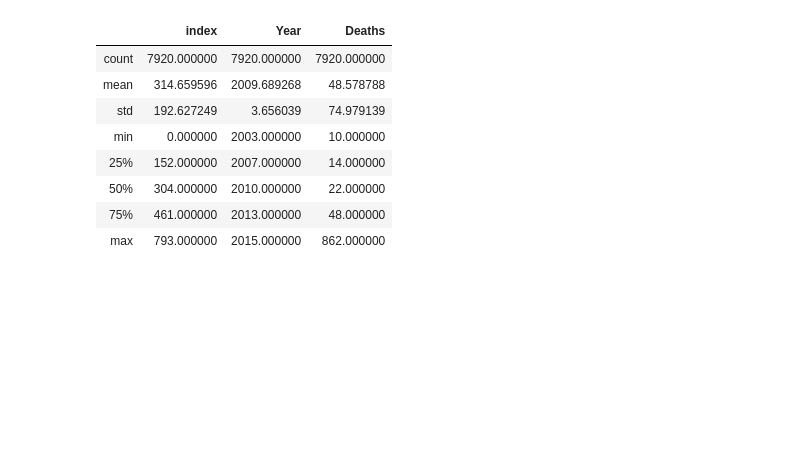
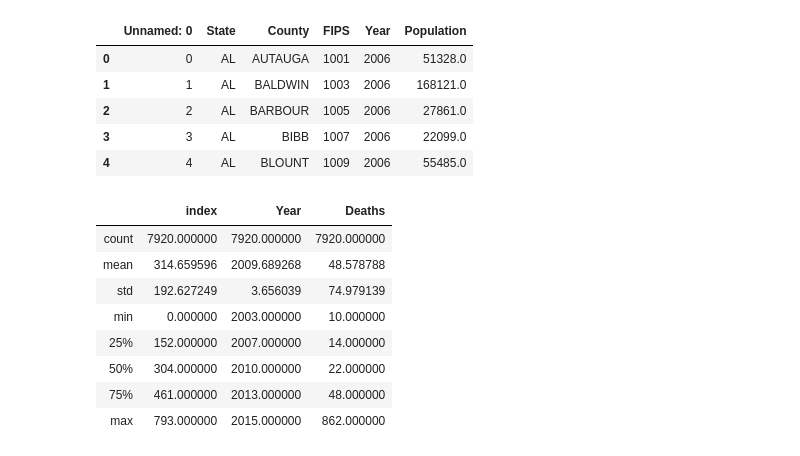
Before and after one commit to angela18199/estimating-impact-of-opioid-prescription-regulations-team-4, a Jupyter notebook: 10_code/Opioid_Final_Table_Code.ipynb, the cells around one changed output. Saved outputs shown, nothing was run; the diff lists cells and outputs as text; code cells hidden in the pictures; blank space fills up the shorter version.

```diff
--- a/10_code/Opioid_Final_Table_Code.ipynb
+++ b/10_code/Opioid_Final_Table_Code.ipynb
@@ -11,3 +4,19 @@ controls = pd.read_csv('State_opioid_Controls_Year_Changed.csv')
+# %%
+#read each of the .csv tables
+fl_equ = pd.read_csv('https://raw.githubusercontent.com/MIDS-at-Duke/estimating-impact-of-opioid-prescription-regulations-team-4/master/20_intermediate_files/FL_opioid_equ.csv?token=AMVJ2QKKKXA2KERBXWYKPNC5ZVR7K')
+ga_equ = pd.read_csv('https://raw.githubusercontent.com/MIDS-at-Duke/estimating-impact-of-opioid-prescription-regulations-team-4/master/20_intermediate_files/GA_opioid_equ.csv?token=AMVJ2QNATVTFJ76YJUVZMUC5ZVSBE')
+counties = pd.read_csv('https://raw.githubusercontent.com/MIDS-at-Duke/estimating-impact-of-opioid-prescription-regulations-team-4/master/20_intermediate_files/Counties_DF_Merge_Ready_v2.csv?token=AMVJ2QODBV4X3BIX6NZLGPK5ZVR3M')
+deaths = pd.read_csv('https://raw.githubusercontent.com/MIDS-at-Duke/estimating-impact-of-opioid-prescription-regulations-team-4/master/20_intermediate_files/overdose_deaths.csv?token=AMVJ2QP2BOWXM27YNZG2MJ25ZVSDA')
+controls = pd.read_csv('https://github.com/MIDS-at-Duke/estimating-impact-of-opioid-prescription-regulations-team-4/blob/master/20_intermediate_files/State_Opioid_Controls_Year_Changed.csv')
+# %%
+counties.head()
+# %% [output]
+|  | Unnamed: 0 | State | County | FIPS | Year | Population |
+| 0 | 0 | AL | AUTAUGA | 1001 | 2006 | 51328.0 |
+| 1 | 1 | AL | BALDWIN | 1003 | 2006 | 168121.0 |
+| 2 | 2 | AL | BARBOUR | 1005 | 2006 | 27861.0 |
+| 3 | 3 | AL | BIBB | 1007 | 2006 | 22099.0 |
+| 4 | 4 | AL | BLOUNT | 1009 | 2006 | 55485.0 |
 # %%
 deaths.describe()
 # %% [output]
```
Also changed, not shown: parts of 1 cell of this notebook.
